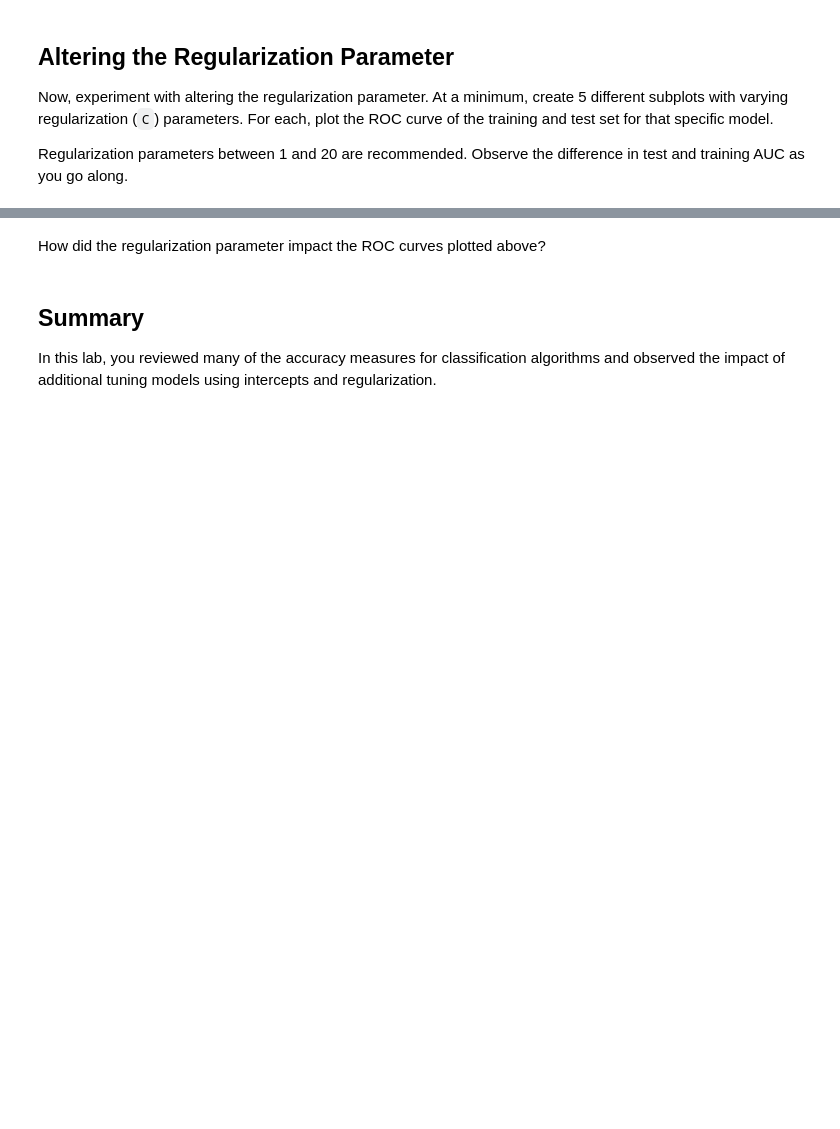
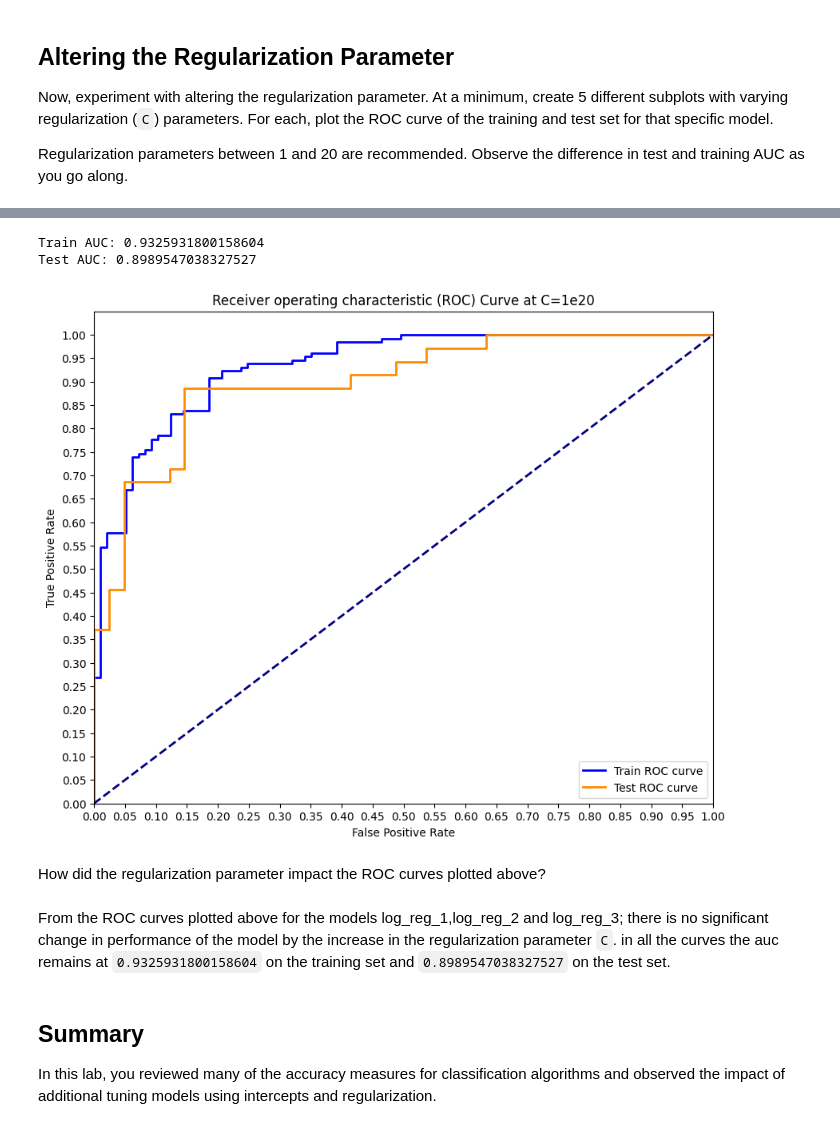
Before and after one commit to Philipmwasi/Logistic-regression-labs, a Jupyter notebook: dsc-logistic-regression-model-comparisons-lab-master/index.ipynb, the cells around one changed output, grey strips where cells are left out. Saved outputs shown, nothing was run; the diff lists cells and outputs as text; code cells hidden in the pictures; blank space fills up the shorter version.

````diff
--- a/dsc-logistic-regression-model-comparisons-lab-master/index.ipynb
+++ b/dsc-logistic-regression-model-comparisons-lab-master/index.ipynb
@@ -222,5 +314,48 @@ Regularization parameters between 1 and 20 are recommended. Observe the differen
+# %%
+log_reg_3 = LogisticRegression(fit_intercept=True, C=1e20, solver = 'liblinear')
+
+# fit the modelon the training dataset
+log_reg_3.fit(X_train, y_train)
+
+#predict on the test dataset
+y_hat_test_3 = log_reg_3.predict(X_test)
+# %%
+y_train_score = log_reg_3.predict_proba(X_train)[:,1]
+y_test_score = log_reg_3.predict_proba(X_test)[:,1]
+
+train_fpr, train_tpr, train_thresholds = roc_curve(y_train, y_train_score)
+test_fpr, test_tpr, test_thresholds = roc_curve(y_test, y_test_score)
+
+
+print('Train AUC: {}'.format(auc(train_fpr, train_tpr)))
+print('Test AUC: {}'.format(auc(test_fpr, test_tpr)))
+
+plt.figure(figsize=(10, 8))
+lw = 2
+
+plt.plot(train_fpr, train_tpr, color='blue',
+         lw=lw, label='Train ROC curve')
+plt.plot(test_fpr, test_tpr, color='darkorange',
+         lw=lw, label='Test ROC curve')
+
+plt.plot([0, 1], [0, 1], color='navy', lw=lw, linestyle='--')
+plt.xlim([0.0, 1.0])
+plt.ylim([0.0, 1.05])
+plt.yticks([i/20.0 for i in range(21)])
+plt.xticks([i/20.0 for i in range(21)])
+plt.xlabel('False Positive Rate')
+plt.ylabel('True Positive Rate')
+plt.title('Receiver operating characteristic (ROC) Curve at C=1e20')
+plt.legend(loc='lower right')
+plt.show()
+# %% [output]
+Train AUC: 0.9325931800158604
+Test AUC: 0.8989547038327527
+[figure, added]
 # %% [markdown]
 How did the regularization parameter impact the ROC curves plotted above?
+# %% [markdown]
+From the ROC curves plotted above for the models log_reg_1,log_reg_2 and log_reg_3; there is no significant change in performance of the model by the increase in the regularization parameter ```C```. in all the curves the auc remains at ```0.9325931800158604``` on the training set and ```0.8989547038327527``` on the test set.
 # %% [markdown]
 ## Summary
 
````
Also changed, not shown: parts of 15 cells of this notebook.
